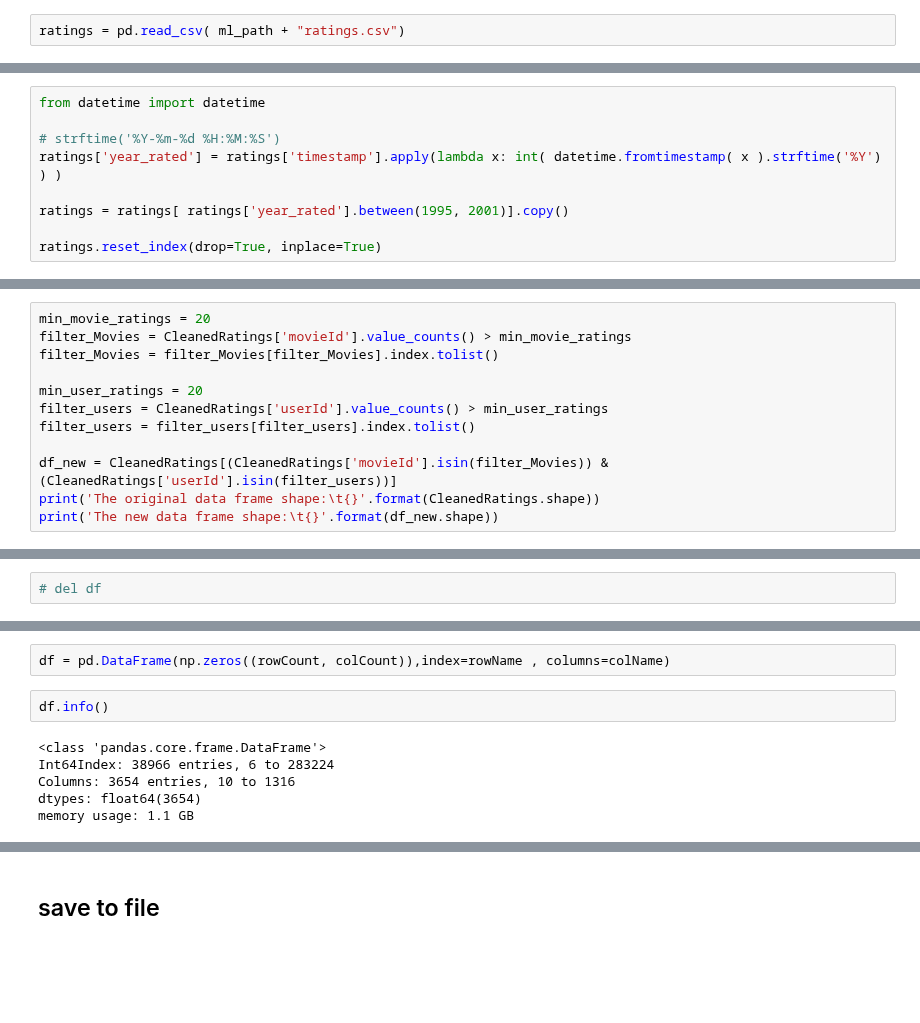
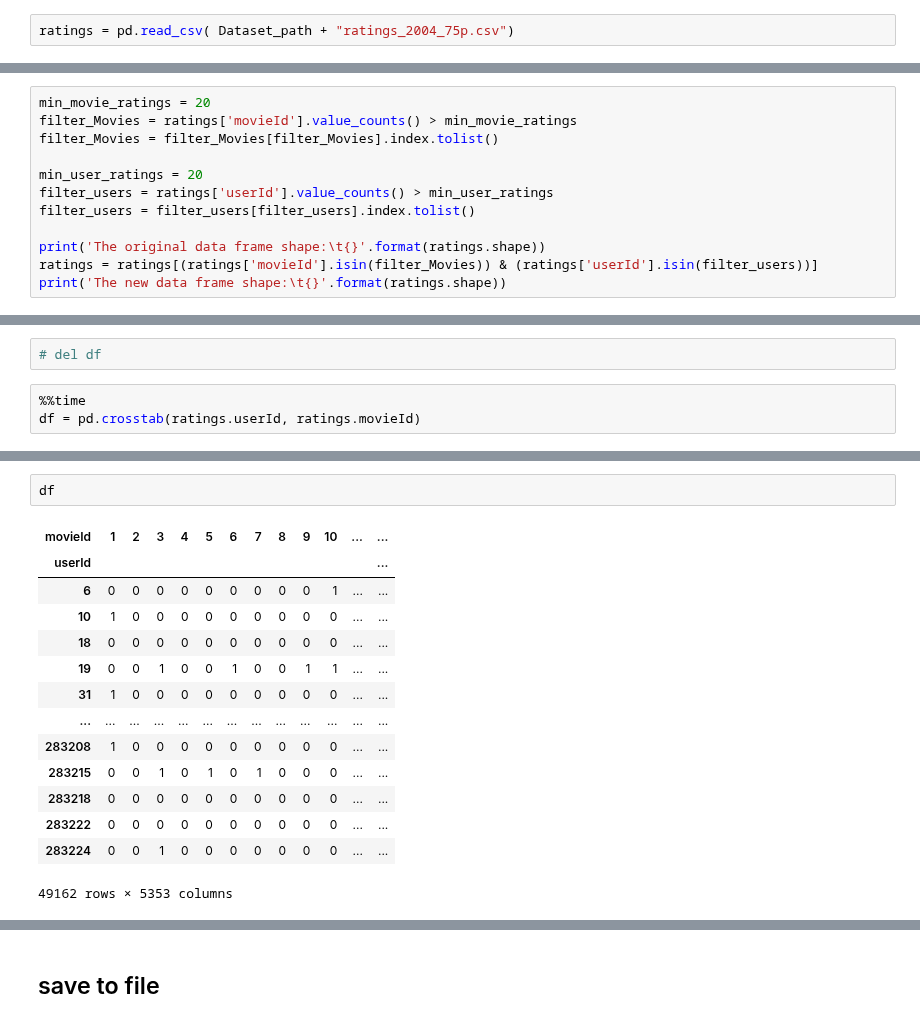
Before and after one commit to mheidari98/Movie-Recommender-Systems, a Jupyter notebook: Association_Rules.ipynb, the cells around one changed output, grey strips where cells are left out. Cells and saved outputs as stored; diff of their text form; blank space fills up the shorter version.

```diff
--- a/Association_Rules.ipynb
+++ b/Association_Rules.ipynb
@@ -51,5 +59,5 @@ ml_path = Dataset_path + "ml-latest/"
 # %%
-ratings = pd.read_csv( ml_path + "ratings.csv")
+ratings = pd.read_csv( Dataset_path + "ratings_2004_75p.csv")
 # %%
 ratings.info()
 # %% [output]
@@ -69,9 +74,0 @@ memory usage: 847.0 MB
-# %%
-from datetime import datetime
-
-# strftime('%Y-%m-%d %H:%M:%S')
-ratings['year_rated'] = ratings['timestamp'].apply(lambda x: int( datetime.fromtimestamp( x ).strftime('%Y') ) )
-
-ratings = ratings[ ratings['year_rated'].between(1995, 2001)].copy()
-
-ratings.reset_index(drop=True, inplace=True)
@@ -112,14 +76,14 @@ range of rating : ( 1.0, 5.0)
 ### just keep rating that user and movie are upper than threshhold
 # %%
 min_movie_ratings = 20
-filter_Movies = CleanedRatings['movieId'].value_counts() > min_movie_ratings
+filter_Movies = ratings['movieId'].value_counts() > min_movie_ratings
 filter_Movies = filter_Movies[filter_Movies].index.tolist()
 
 min_user_ratings = 20
-filter_users = CleanedRatings['userId'].value_counts() > min_user_ratings
+filter_users = ratings['userId'].value_counts() > min_user_ratings
 filter_users = filter_users[filter_users].index.tolist()
 
-df_new = CleanedRatings[(CleanedRatings['movieId'].isin(filter_Movies)) & (CleanedRatings['userId'].isin(filter_users))]
-print('The original data frame shape:\t{}'.format(CleanedRatings.shape))
-print('The new data frame shape:\t{}'.format(df_new.shape))
+print('The original data frame shape:\t{}'.format(ratings.shape))
+ratings = ratings[(ratings['movieId'].isin(filter_Movies)) & (ratings['userId'].isin(filter_users))]
+print('The new data frame shape:\t{}'.format(ratings.shape))
 # %% [output]
@@ -140,2 +104,5 @@ rowCount
 # %%
 # del df
+# %%
+%%time
+df = pd.crosstab(ratings.userId, ratings.movieId)
@@ -142,10 +126,17 @@ rowCount
 # %%
-df = pd.DataFrame(np.zeros((rowCount, colCount)),index=rowName , columns=colName)
+df
+# %% [output]
+| movieId | 1 | 2 | 3 | 4 | 5 | 6 | 7 | 8 | 9 | 10 | ... | ... |
+| userId |  |  |  |  |  |  |  |  |  |  |  | ... |
+| 6 | 0 | 0 | 0 | 0 | 0 | 0 | 0 | 0 | 0 | 1 | ... | ... |
+| 10 | 1 | 0 | 0 | 0 | 0 | 0 | 0 | 0 | 0 | 0 | ... | ... |
+| 18 | 0 | 0 | 0 | 0 | 0 | 0 | 0 | 0 | 0 | 0 | ... | ... |
+| 19 | 0 | 0 | 1 | 0 | 0 | 1 | 0 | 0 | 1 | 1 | ... | ... |
+| 31 | 1 | 0 | 0 | 0 | 0 | 0 | 0 | 0 | 0 | 0 | ... | ... |
+| ... | ... | ... | ... | ... | ... | ... | ... | ... | ... | ... | ... | ... |
+| 283208 | 1 | 0 | 0 | 0 | 0 | 0 | 0 | 0 | 0 | 0 | ... | ... |
+| 283215 | 0 | 0 | 1 | 0 | 1 | 0 | 1 | 0 | 0 | 0 | ... | ... |
+| 283218 | 0 | 0 | 0 | 0 | 0 | 0 | 0 | 0 | 0 | 0 | ... | ... |
+| 283222 | 0 | 0 | 0 | 0 | 0 | 0 | 0 | 0 | 0 | 0 | ... | ... |
+| 283224 | 0 | 0 | 1 | 0 | 0 | 0 | 0 | 0 | 0 | 0 | ... | ... |
+49162 rows × 5353 columns
-# %%
-df.info()
-# %% [output]
-<class 'pandas.core.frame.DataFrame'>
-Int64Index: 38966 entries, 6 to 283224
-Columns: 3654 entries, 10 to 1316
-dtypes: float64(3654)
-memory usage: 1.1 GB
```
Also changed, not shown: parts of 39 cells of this notebook.
